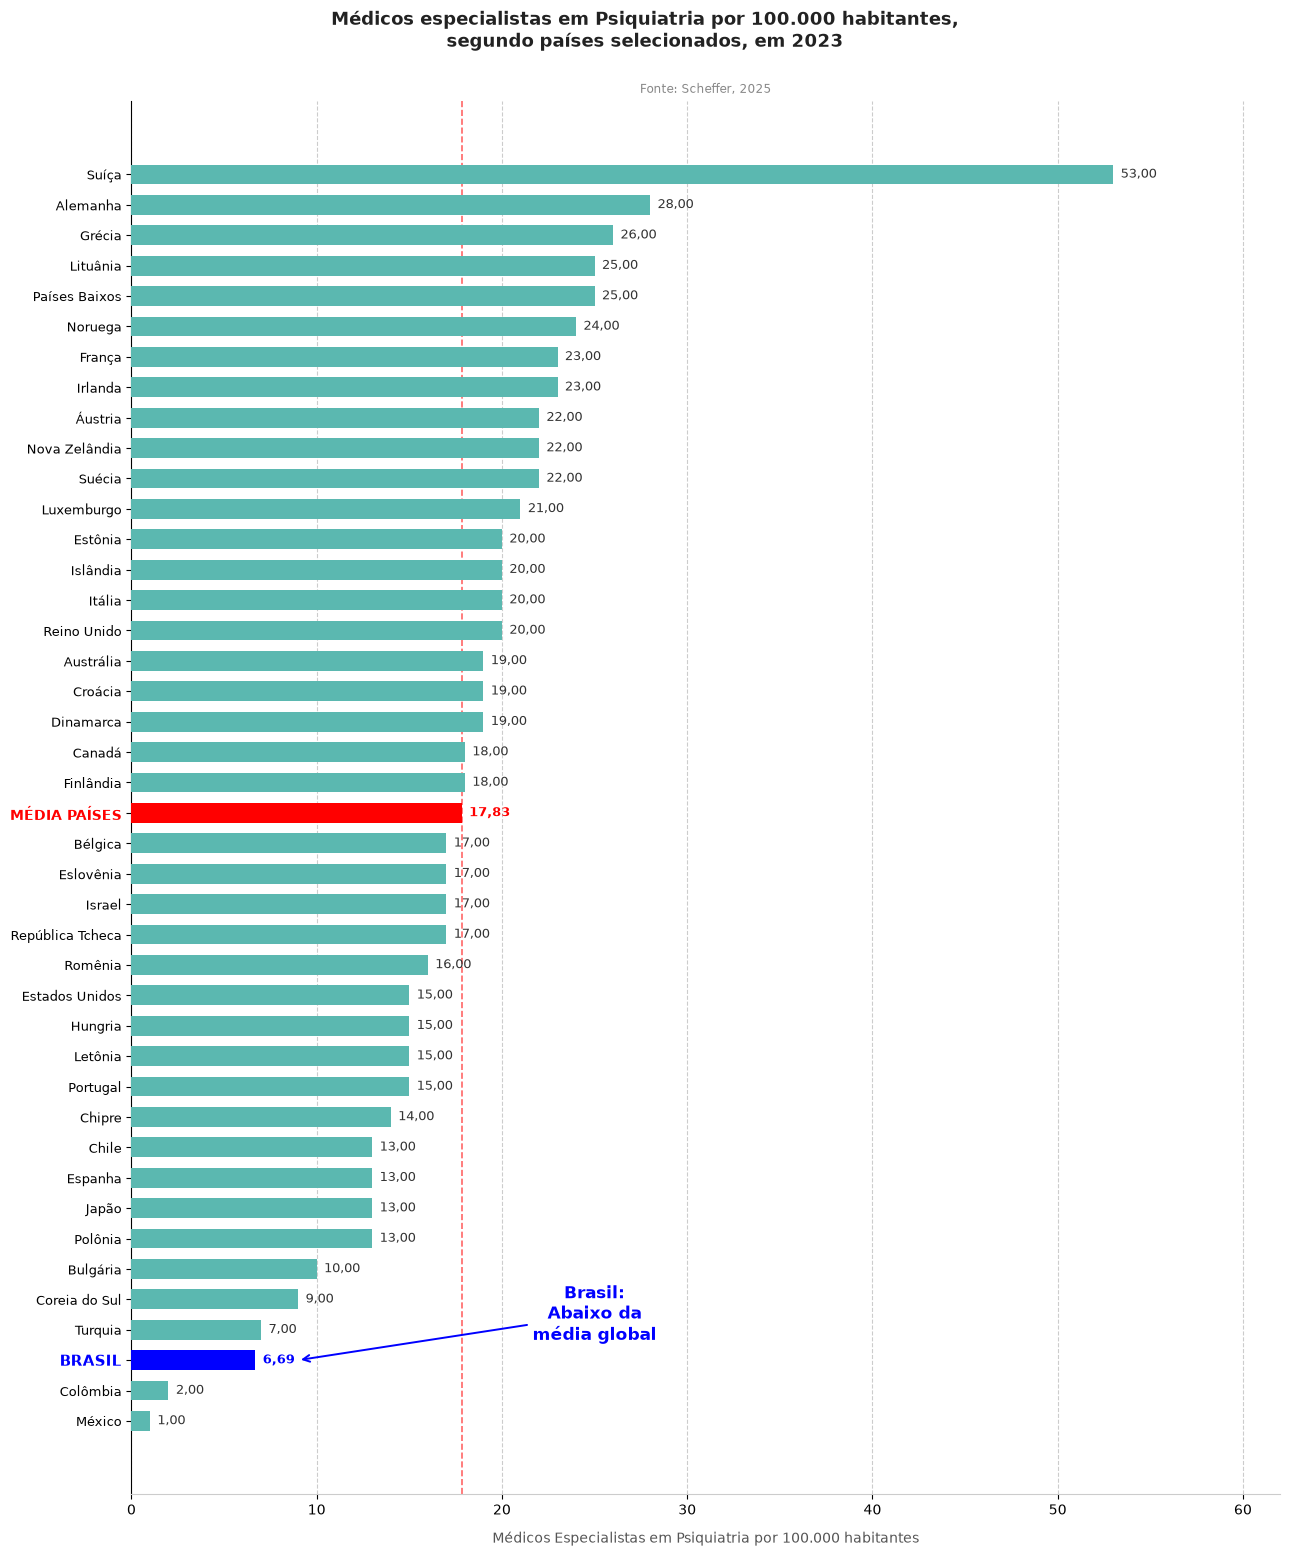
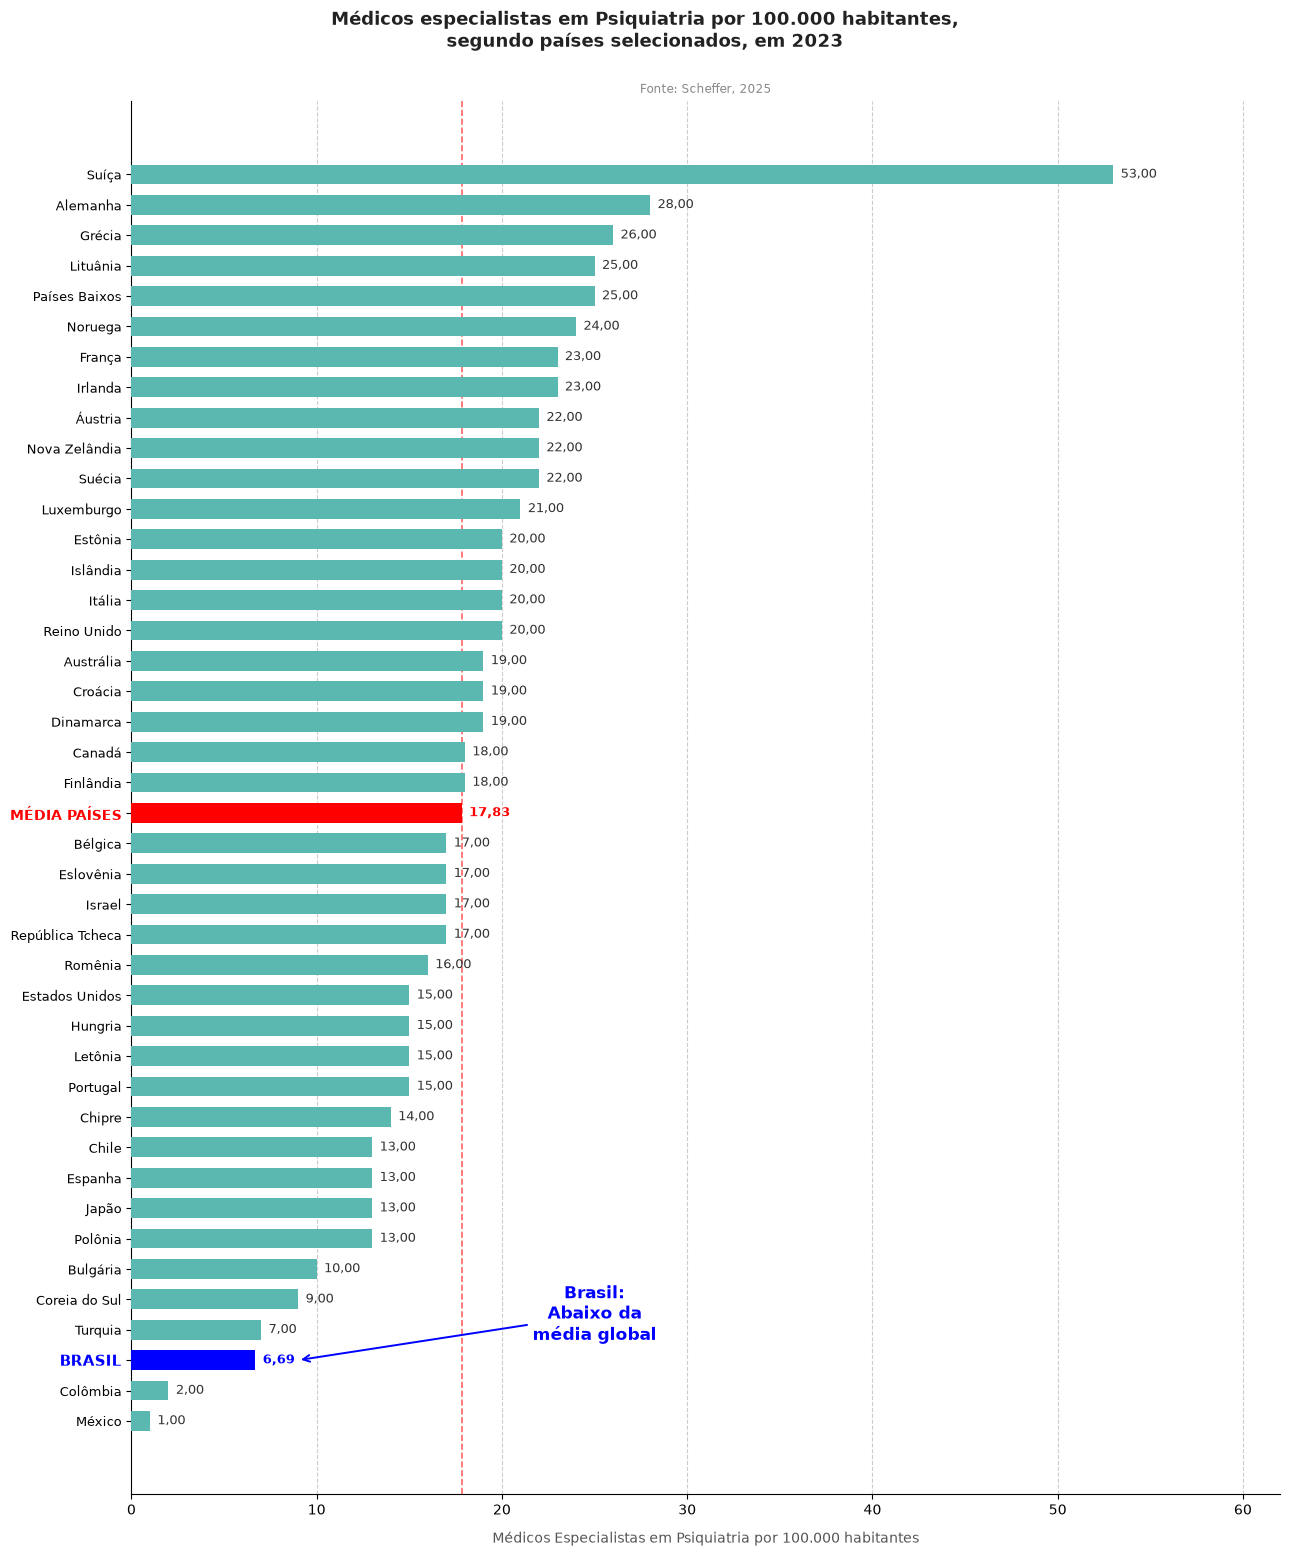
Unified diff of the notebook cell whose output changed from the first chart to the second:
--- before
+++ after
@@ -99,9 +99,4 @@
 ax.set_axisbelow(True)
 
-# Remover bordas desnecessárias
-for spine in ["top", "right", "left"]:
-    ax.spines[spine].set_visible(False)
-ax.spines["bottom"].set_color("#CCCCCC")
-
 # Limites do eixo X
 ax.set_xlim(0, 62)

Commit: Update:ajustes cor dos eixos figura 2